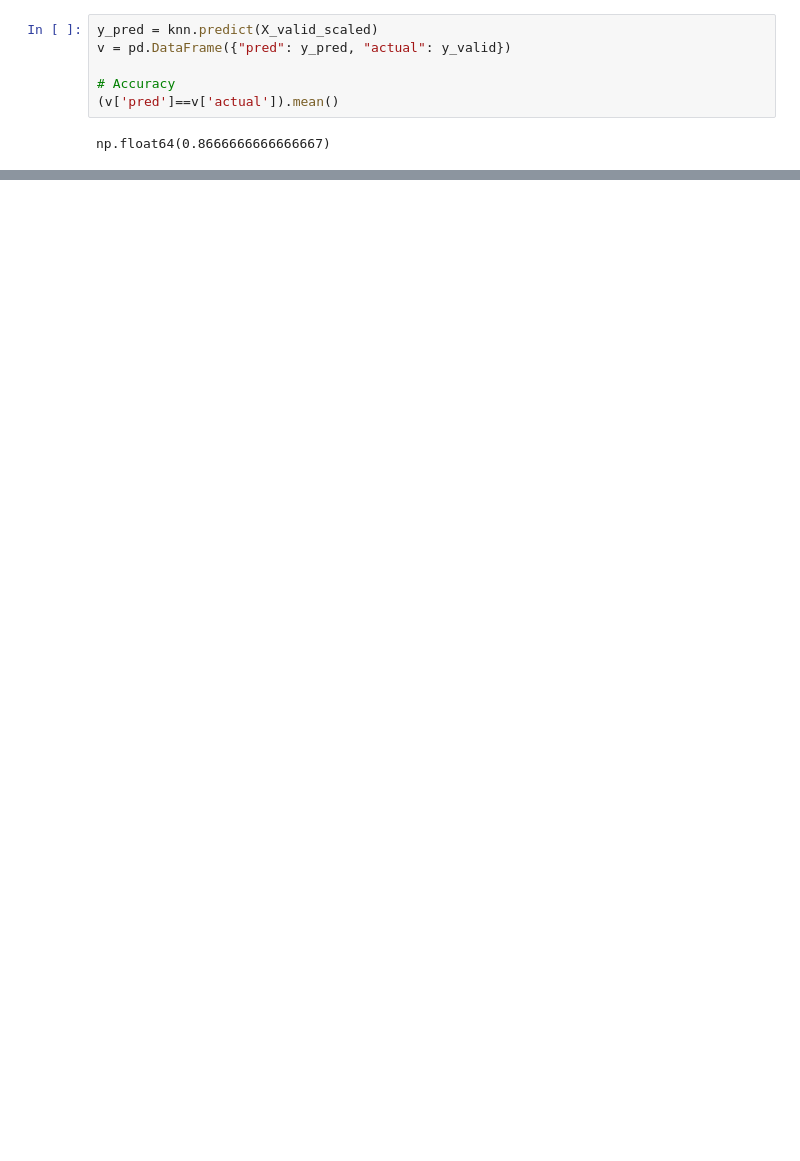
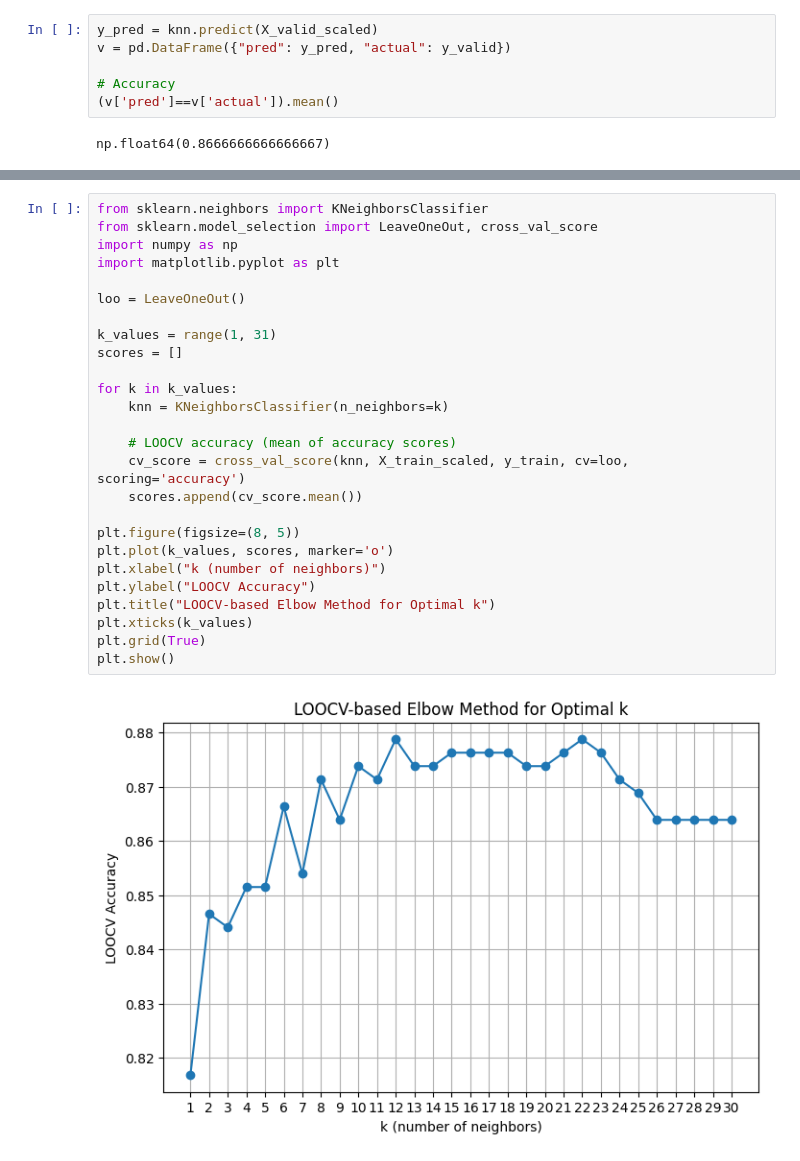
Before and after one commit to blakocha/DARPY2025, a Jupyter notebook: Notes_20251211.ipynb, the cells around one changed output, grey strips where cells are left out. Saved outputs shown, nothing was run; the diff lists cells and outputs as text; blank space fills up the shorter version.

```diff
--- a/Notes_20251211.ipynb
+++ b/Notes_20251211.ipynb
@@ -152,0 +198,28 @@ weighted avg       0.88      0.87      0.87       120
+# %%
+from sklearn.neighbors import KNeighborsClassifier
+from sklearn.model_selection import LeaveOneOut, cross_val_score
+import numpy as np
+import matplotlib.pyplot as plt
+
+loo = LeaveOneOut()
+
+k_values = range(1, 31)
+scores = []
+
+for k in k_values:
+    knn = KNeighborsClassifier(n_neighbors=k)
+
+    # LOOCV accuracy (mean of accuracy scores)
+    cv_score = cross_val_score(knn, X_train_scaled, y_train, cv=loo, scoring='accuracy')
+    scores.append(cv_score.mean())
+
+plt.figure(figsize=(8, 5))
+plt.plot(k_values, scores, marker='o')
+plt.xlabel("k (number of neighbors)")
+plt.ylabel("LOOCV Accuracy")
+plt.title("LOOCV-based Elbow Method for Optimal k")
+plt.xticks(k_values)
+plt.grid(True)
+plt.show()
+# %% [output]
+[figure, added]
```
Also changed, not shown: parts of 5 cells of this notebook.
